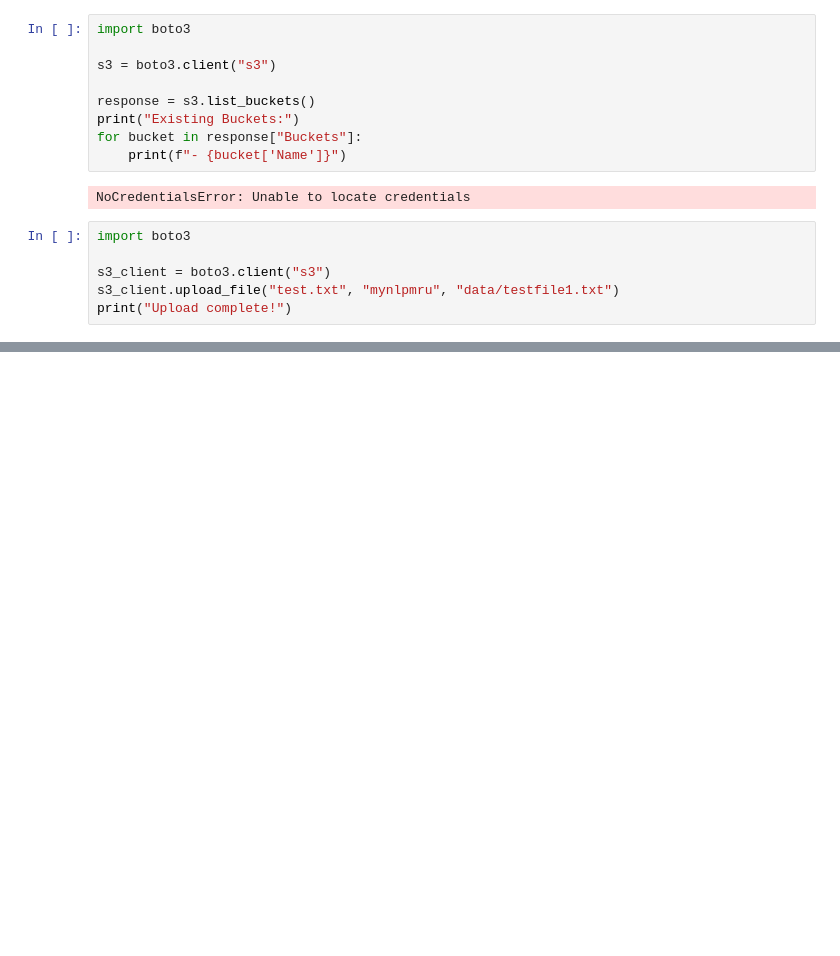
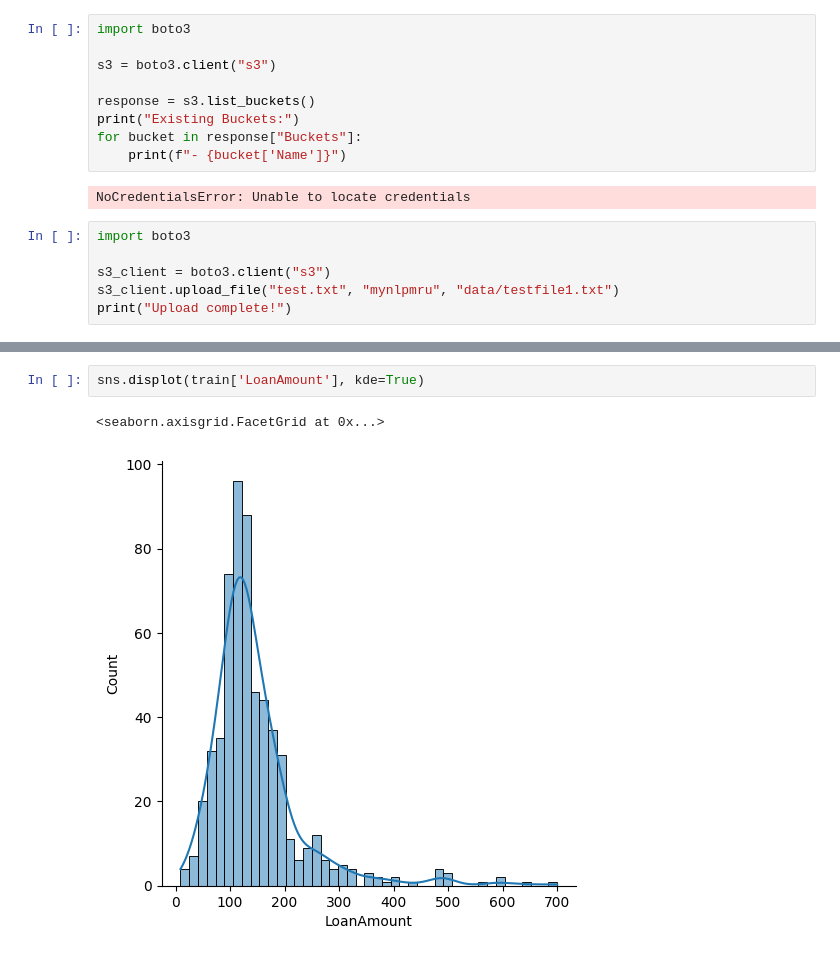
Before and after one commit to DarthAether/python_list, a Jupyter notebook: aws_crt.ipynb, the cells around one changed output, grey strips where cells are left out. Drawn from its saved outputs; the diff is of its cells as text; blank space fills up the shorter version.

```diff
--- a/aws_crt.ipynb
+++ b/aws_crt.ipynb
@@ -53,0 +107,5 @@ print("Upload complete!")
+# %%
+sns.displot(train['LoanAmount'], kde=True)
+# %% [output]
+<seaborn.axisgrid.FacetGrid at 0x...>
+[figure, added]
```
Also changed, not shown: parts of 10 cells of this notebook.
